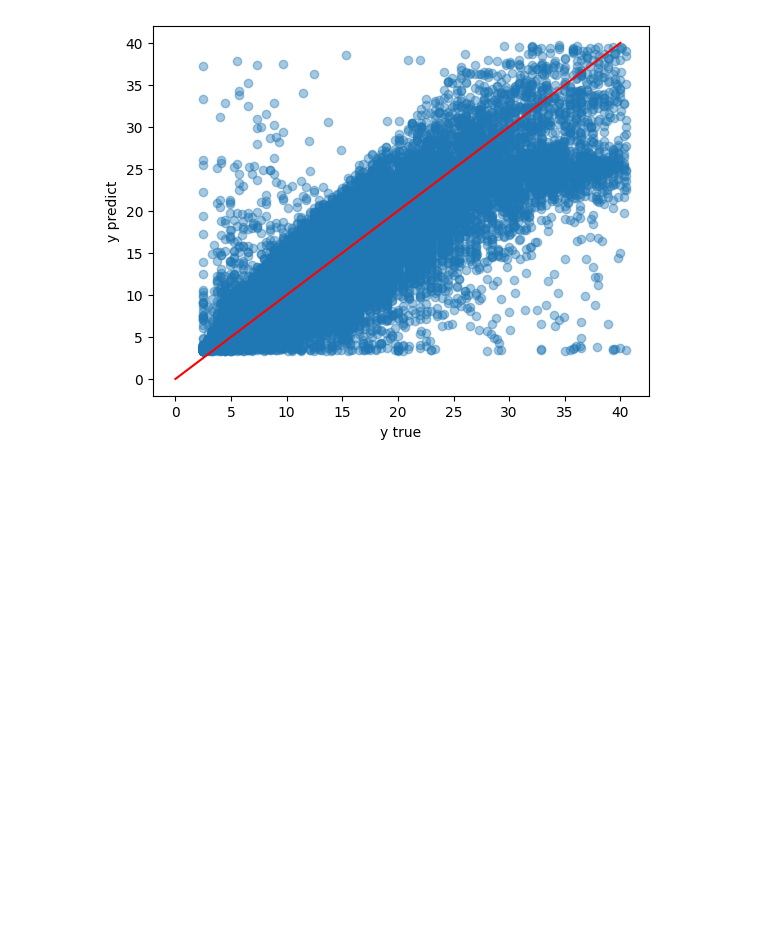
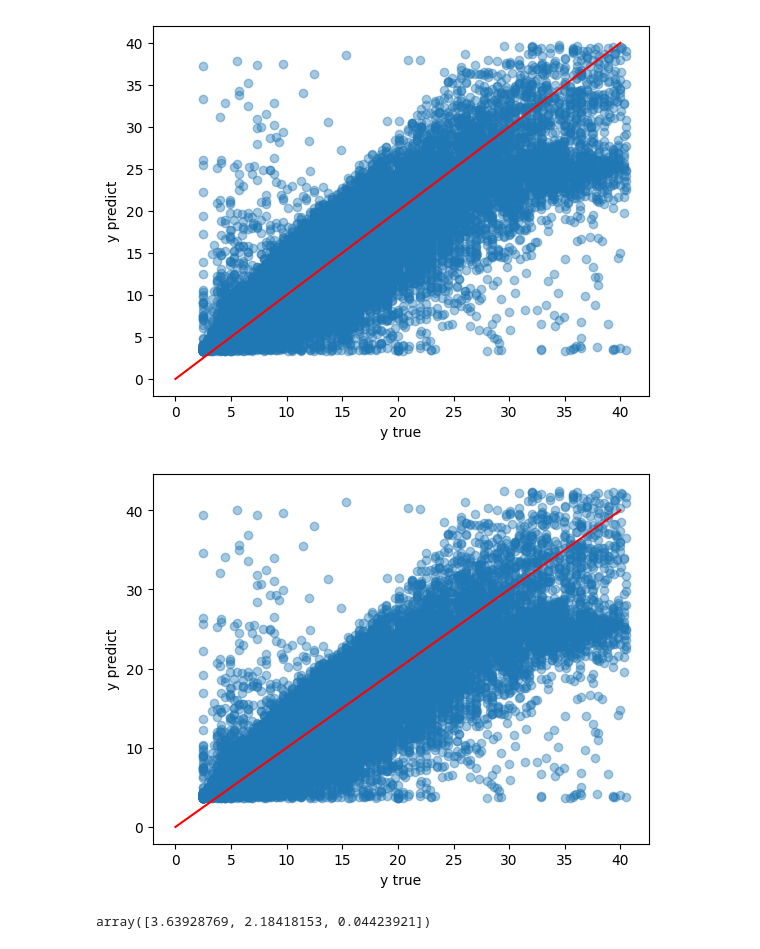
Before and after one commit to MBAhmadi/New-ML, a Jupyter notebook: uber.ipynb, the cells around one changed output. Saved outputs shown, nothing was run; the diff lists cells and outputs as text; code cells hidden in the pictures; blank space fills up the shorter version.

```diff
--- a/uber.ipynb
+++ b/uber.ipynb
@@ -567,0 +570,21 @@ plt.ylabel('y predict');
+# %%
+steps = [('poly_feature', PolynomialFeatures(degree=1)),
+         ('lr', Ridge(alpha=100, fit_intercept=False))]
+
+lr_ridge = Pipeline(steps=steps)
+lr_ridge.fit(x_train, y_train)
+
+y_pred = lr_ridge.predict(x_test)
+
+plt.scatter(y_test, y_pred, alpha=0.4)
+plt.plot(np.linspace(0, 40, 100),
+         np.linspace(0, 40, 100),
+         c = 'red')
+plt.xlabel('y true')
+plt.ylabel('y predict');
+# %% [output]
+[figure, added]
+# %%
+lr_ridge['lr'].coef_
+# %% [output]
+array([3.63928769, 2.18418153, 0.04423921])
```
Also changed, not shown: parts of 4 cells of this notebook.
